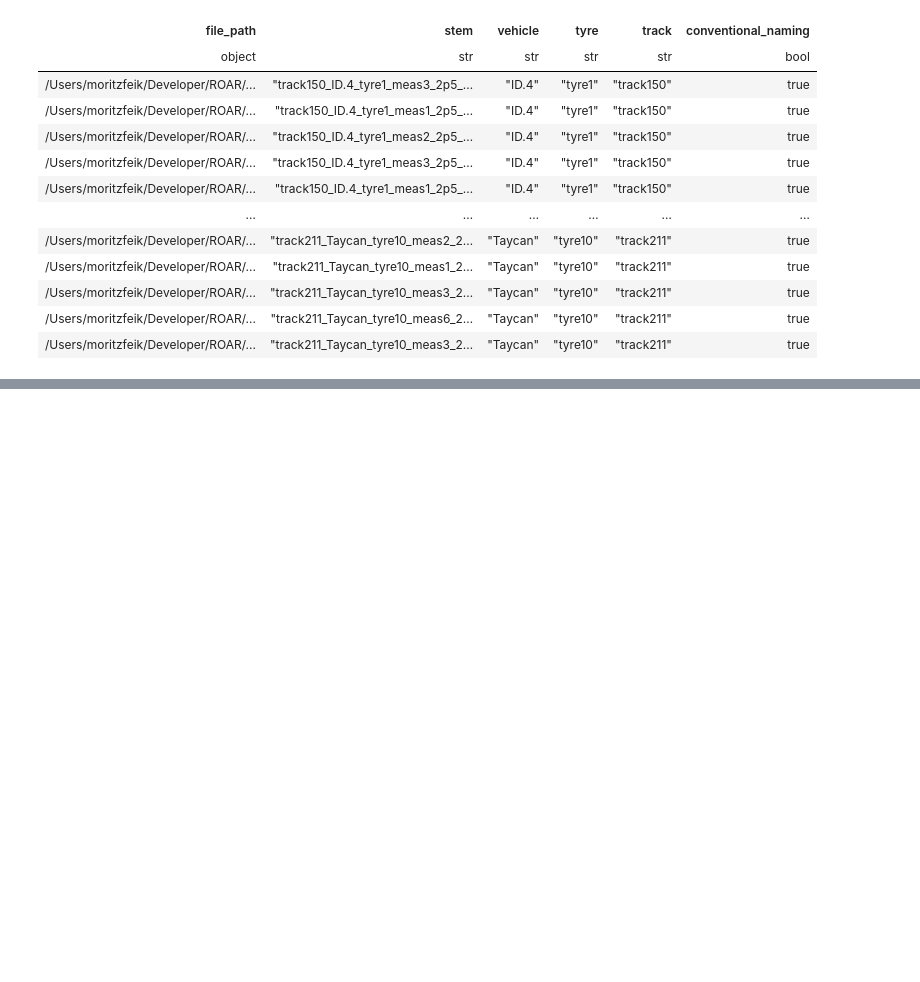
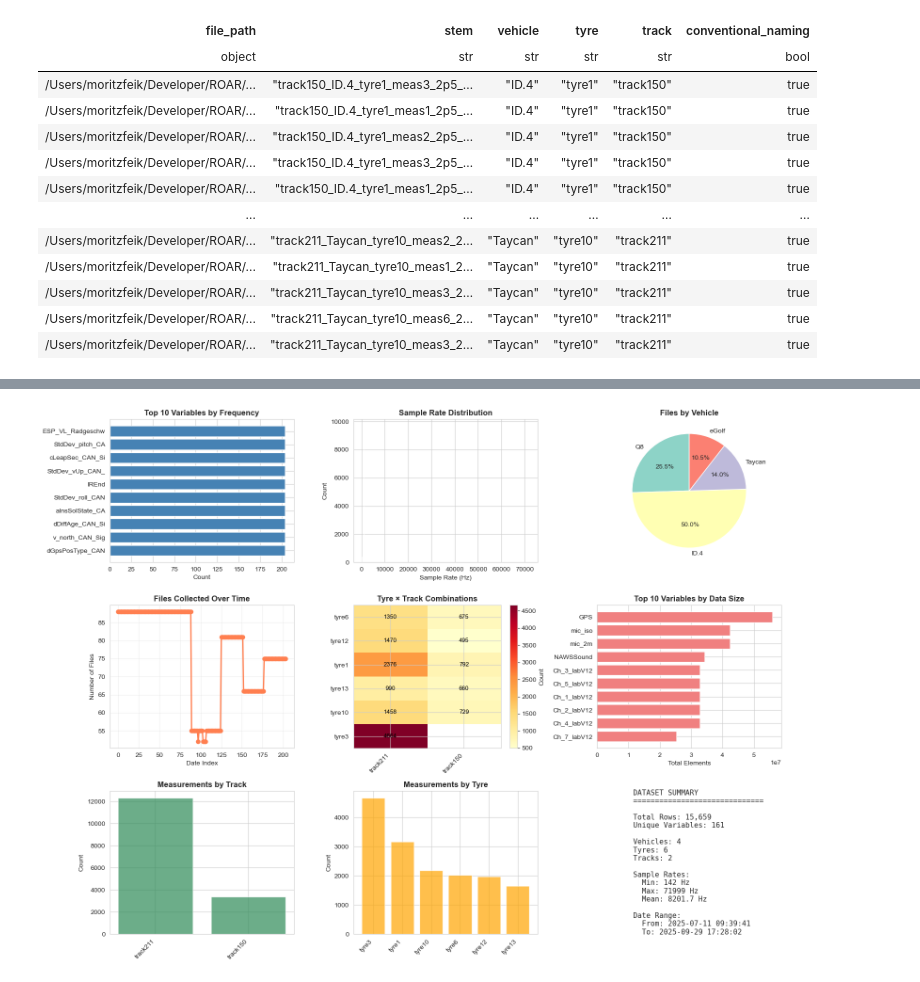
Before and after one commit to m-j-w-f/ROAR, a Jupyter notebook: src/roar/notenbooks/explore.ipynb, the cells around one changed output, grey strips where cells are left out. Cells and saved outputs as stored; diff of their text form; code cells hidden in the pictures; blank space fills up the shorter version.

Commit message:
Add some plots

```diff
--- a/src/roar/notenbooks/explore.ipynb
+++ b/src/roar/notenbooks/explore.ipynb
@@ -172,0 +503,4 @@ shape: (10, 8)
+# %%
+fig = plot_h5_analysis(files_df_expanded)
+# %% [output]
+[figure, added]
```
Also changed, not shown: parts of 7 cells of this notebook, 2 other files.
